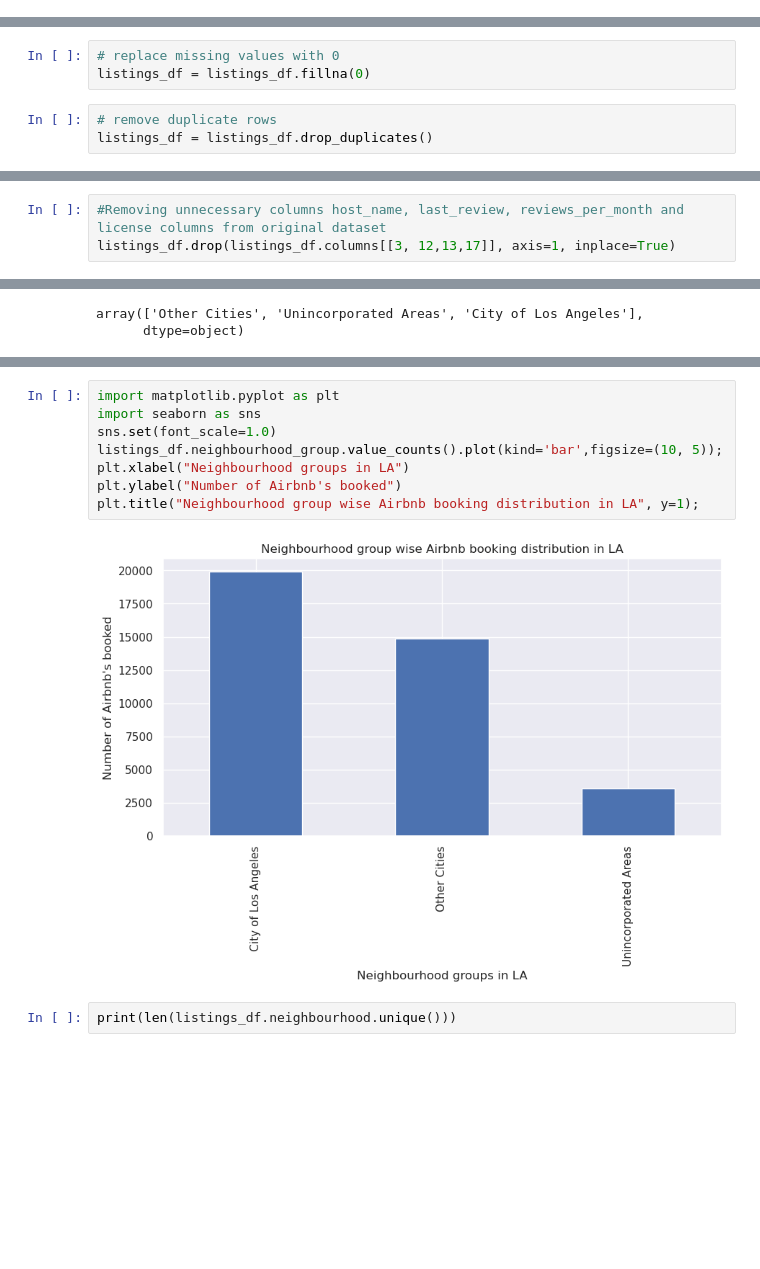
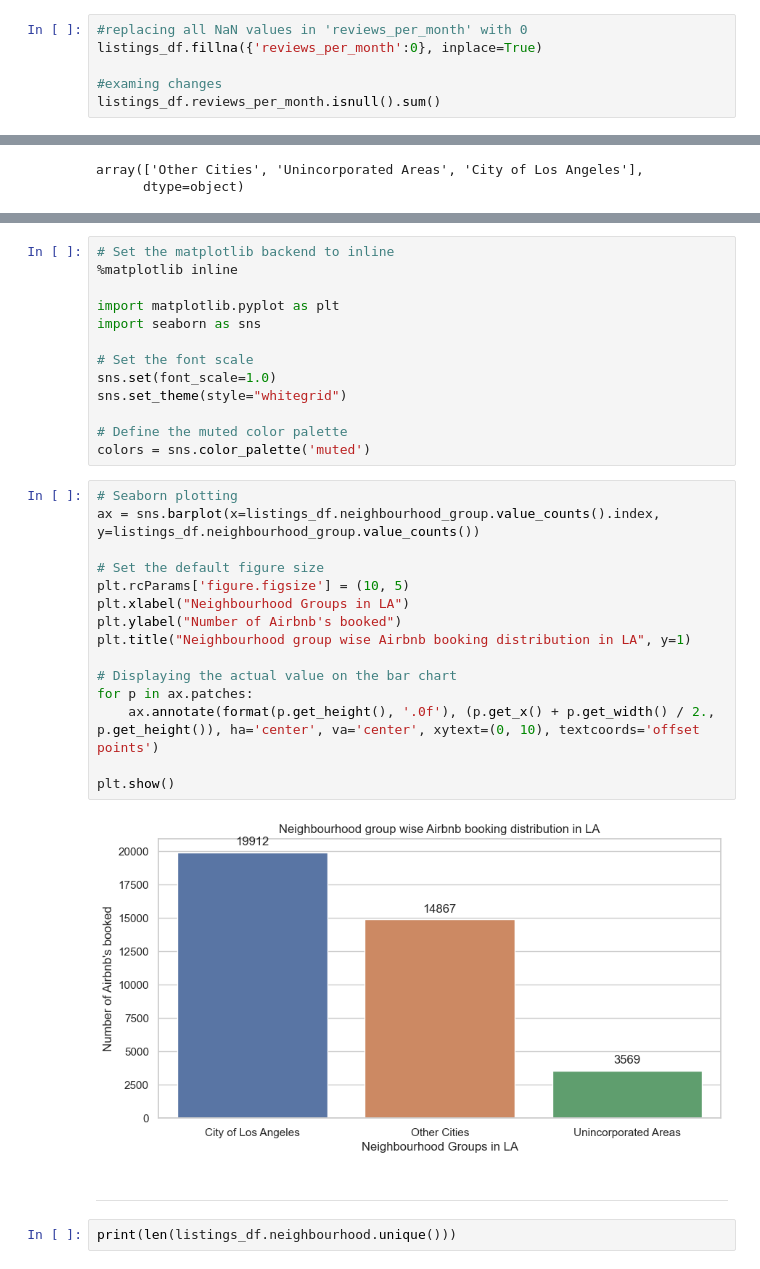
Before and after one commit to sarutlaa/Airbnb-Listings-Analysis, a Jupyter notebook: Airbnb_Analysis_L.A.ipynb, the cells around one changed output, grey strips where cells are left out. Cells and saved outputs as stored; diff of their text form; blank space fills up the shorter version.

```diff
--- a/Airbnb_Analysis_L.A.ipynb
+++ b/Airbnb_Analysis_L.A.ipynb
@@ -57,0 +114,6 @@ listings_df = pd.DataFrame(listings_dict)
+# %%
+#replacing all NaN values in 'reviews_per_month' with 0
+listings_df.fillna({'reviews_per_month':0}, inplace=True)
+
+#examing changes
+listings_df.reviews_per_month.isnull().sum()
@@ -87,6 +142,0 @@ memory usage: 5.8+ MB
-# %%
-# replace missing values with 0
-listings_df = listings_df.fillna(0)
-# %%
-# remove duplicate rows
-listings_df = listings_df.drop_duplicates()
@@ -145,3 +145,0 @@ memory usage: 5.6+ MB
-# %%
-#Removing unnecessary columns host_name, last_review, reviews_per_month and license columns from original dataset
-listings_df.drop(listings_df.columns[[3, 12,13,17]], axis=1, inplace=True)
@@ -192,13 +164,35 @@ Name: neighbourhood_group, dtype: int64
+# %%
+# Set the matplotlib backend to inline
+%matplotlib inline
+
+import matplotlib.pyplot as plt
+import seaborn as sns
+
+# Set the font scale
+sns.set(font_scale=1.0)
+sns.set_theme(style="whitegrid")
+
+# Define the muted color palette
+colors = sns.color_palette('muted')
 # %%
-import matplotlib.pyplot as plt
-import seaborn as sns
-sns.set(font_scale=1.0)
-listings_df.neighbourhood_group.value_counts().plot(kind='bar',figsize=(10, 5));
-plt.xlabel("Neighbourhood groups in LA")
+# Seaborn plotting
+ax = sns.barplot(x=listings_df.neighbourhood_group.value_counts().index, y=listings_df.neighbourhood_group.value_counts())
+
+# Set the default figure size
+plt.rcParams['figure.figsize'] = (10, 5)
+plt.xlabel("Neighbourhood Groups in LA")
 plt.ylabel("Number of Airbnb's booked")
-plt.title("Neighbourhood group wise Airbnb booking distribution in LA", y=1);
+plt.title("Neighbourhood group wise Airbnb booking distribution in LA", y=1)
+
+# Displaying the actual value on the bar chart
+for p in ax.patches:
+    ax.annotate(format(p.get_height(), '.0f'), (p.get_x() + p.get_width() / 2., p.get_height()), ha='center', va='center', xytext=(0, 10), textcoords='offset points')
+
+plt.show()
 # %% [output]
-[figure, old version]
+[figure, new version]
+# %% [markdown]
+------------------------------------------------------------------------------------------------------------------------------
 # %%
 print(len(listings_df.neighbourhood.unique()))
 # %% [output]
```
Also changed, not shown: parts of 67 cells of this notebook.
